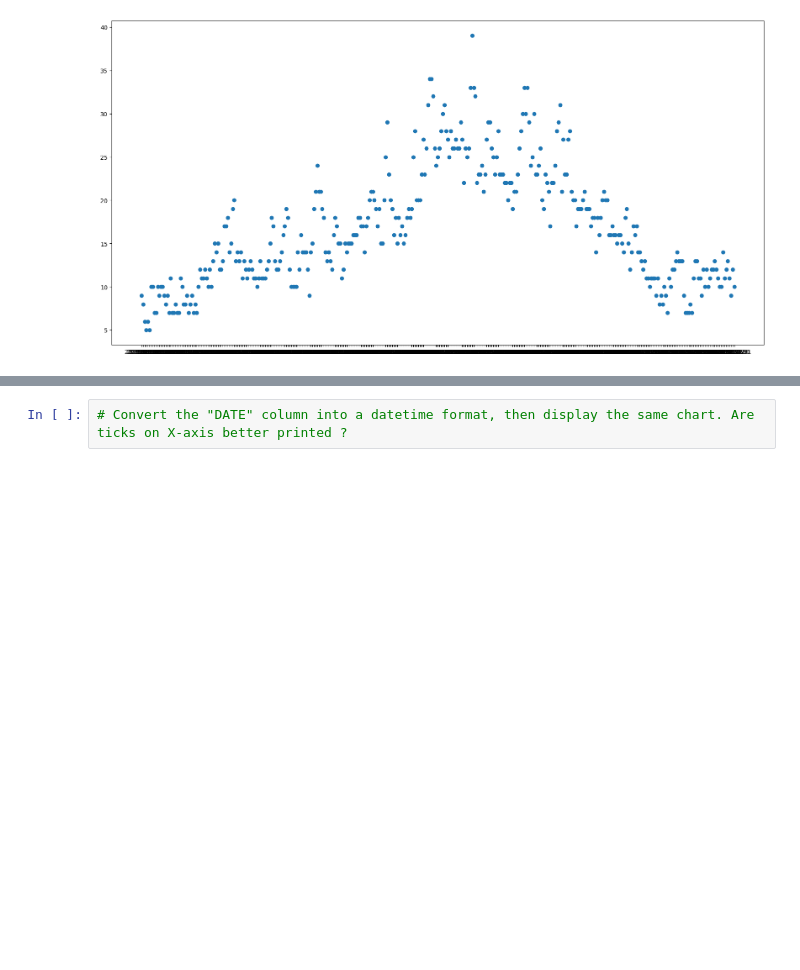
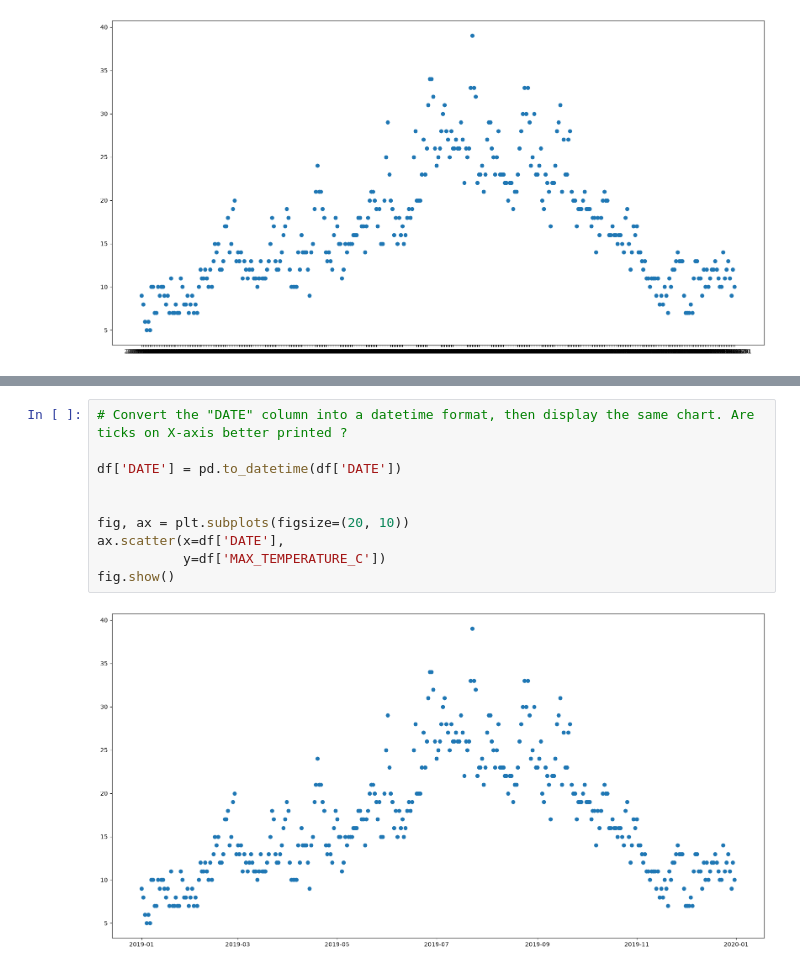
Before and after one commit to gvannesson/Brief_131026, a Jupyter notebook: Partie_3/Python_2.17_dates.ipynb, the cells around one changed output, grey strips where cells are left out. Saved outputs shown, nothing was run; the diff lists cells and outputs as text; blank space fills up the shorter version.

```diff
--- a/Partie_3/Python_2.17_dates.ipynb
+++ b/Partie_3/Python_2.17_dates.ipynb
@@ -76,4 +140,14 @@ fig.show()
 # %%
 # Convert the "DATE" column into a datetime format, then display the same chart. Are ticks on X-axis better printed ?
+
+df['DATE'] = pd.to_datetime(df['DATE'])
+
+
+fig, ax = plt.subplots(figsize=(20, 10))
+ax.scatter(x=df['DATE'],
+           y=df['MAX_TEMPERATURE_C'])
+fig.show()
+# %% [output]
+[figure, added]
 # %%
 # Display only rows for the month of June
```
Also changed, not shown: parts of 17 cells of this notebook, 23 other files.
